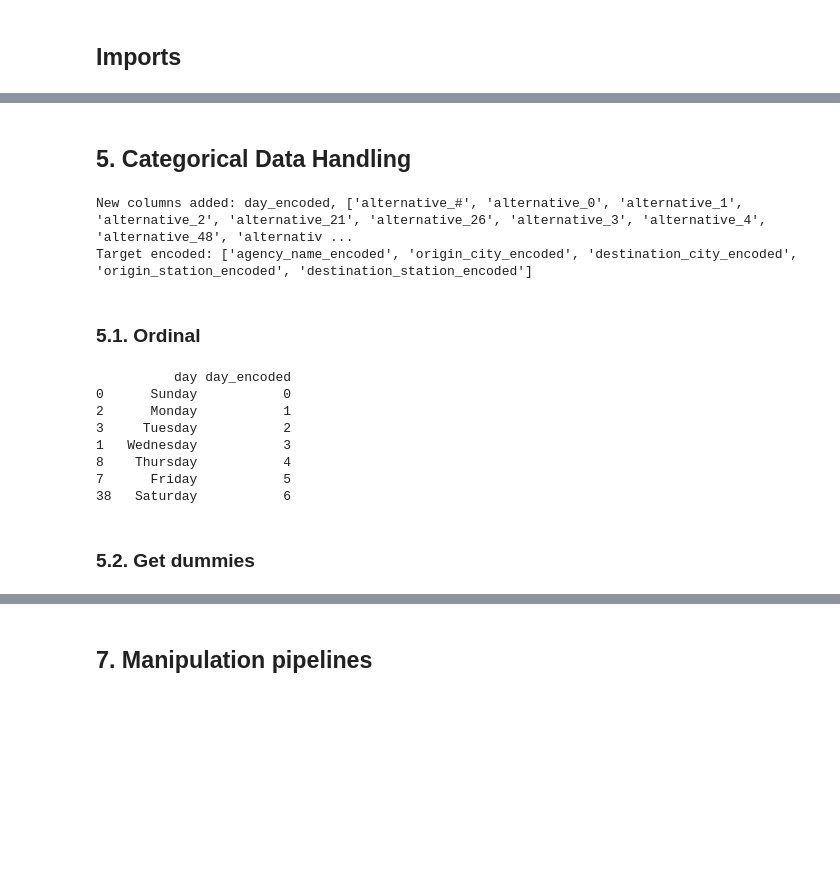
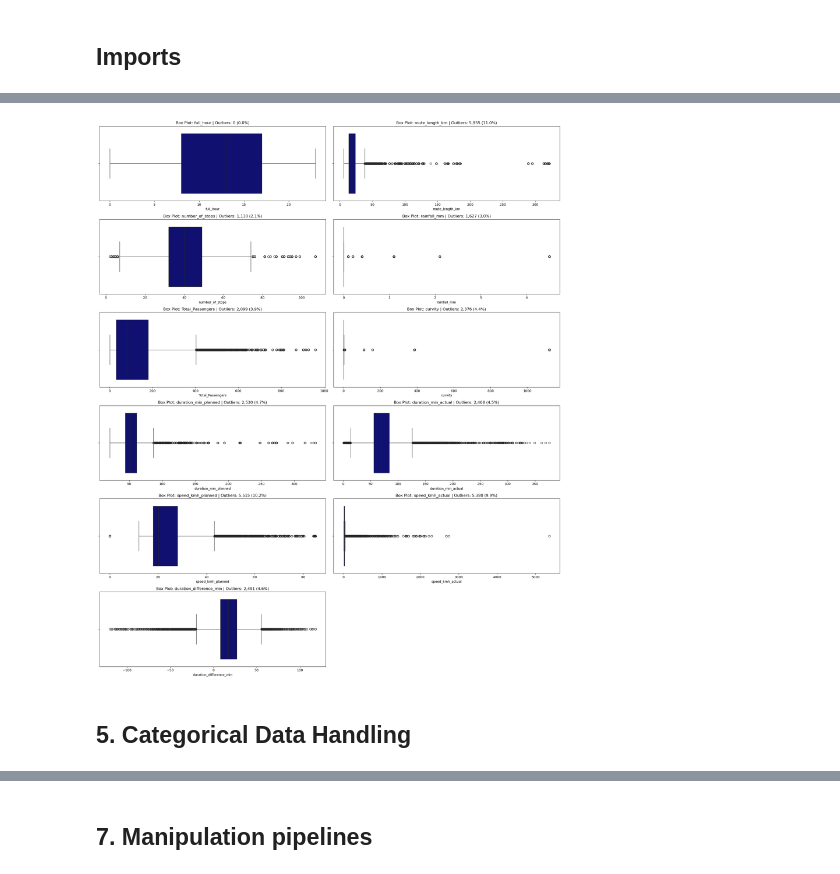
Before and after one commit to ofer-geo/public_transport_ML, a Jupyter notebook: notebooks/Data cleaning & manipulation.ipynb, the cells around one changed output, grey strips where cells are left out. Cells and saved outputs as stored; diff of their text form; code cells hidden in the pictures; blank space fills up the shorter version.

```diff
--- a/notebooks/Data cleaning & manipulation.ipynb
+++ b/notebooks/Data cleaning & manipulation.ipynb
@@ -448,29 +408,27 @@ dtype: object
+# %%
+plt.figure(figsize=(20, 24))
+cols = ['full_hour', 'route_length_km', 'number_of_stops', 'rainfall_mm', 'Total_Passengers',
+        'curvity', 'duration_min_planned', 'duration_min_actual', 'speed_kmh_planned', 'speed_kmh_actual', 'duration_difference_min']
+
+for i, col in enumerate(cols):
+    ax = plt.subplot(6, 2, i + 1)
+    sns.boxplot(data=df, x=col, ax=ax, color='navy')
+    plt.subplots_adjust(hspace=0.5, wspace=0.3)
+
+    Q1 = df[col].quantile(0.25)
+    Q3 = df[col].quantile(0.75)
+    IQR = Q3 - Q1
+    lower = Q1 - 1.5 * IQR
+    upper = Q3 + 1.5 * IQR
+    n_outliers = len(df[(df[col] < lower) | (df[col] > upper)])
+    pct_outliers = n_outliers / len(df) * 100
+
+    plt.title(f'Box Plot: {col} | Outliers: {n_outliers:,} ({pct_outliers:.1f}%)', fontsize=12)
+    plt.xlabel(col, fontsize=10)
+
+plt.tight_layout()
+plt.show()
+# %% [output]
+[figure, added]
 # %% [markdown]
 ## 5. Categorical Data Handling
-# %%
-from src.data_preparation import encode_categorical_columns
-
-df = encode_categorical_columns(df)
-# %% [output]
-New columns added: day_encoded, ['alternative_#', 'alternative_0', 'alternative_1', 'alternative_2', 'alternative_21', 'alternative_26', 'alternative_3', 'alternative_4', 'alternative_48', 'alternativ ...
-Target encoded: ['agency_name_encoded', 'origin_city_encoded', 'destination_city_encoded', 'origin_station_encoded', 'destination_station_encoded']
-# %% [markdown]
-### 5.1. Ordinal
-# %%
-day_order = ['Sunday', 'Monday', 'Tuesday', 'Wednesday', 'Thursday', 'Friday', 'Saturday']
-
-day_mapping = {day: i for i, day in enumerate(day_order)}
-df['day_encoded'] = df['day'].map(day_mapping)
-
-print(df[['day', 'day_encoded']].drop_duplicates().sort_values('day_encoded'))
-# %% [output]
-          day day_encoded
-0      Sunday           0
-2      Monday           1
-3     Tuesday           2
-1   Wednesday           3
-8    Thursday           4
-7      Friday           5
-38   Saturday           6
-# %% [markdown]
-### 5.2. Get dummies
```
Also changed, not shown: parts of 73 cells of this notebook, 3 other files.
